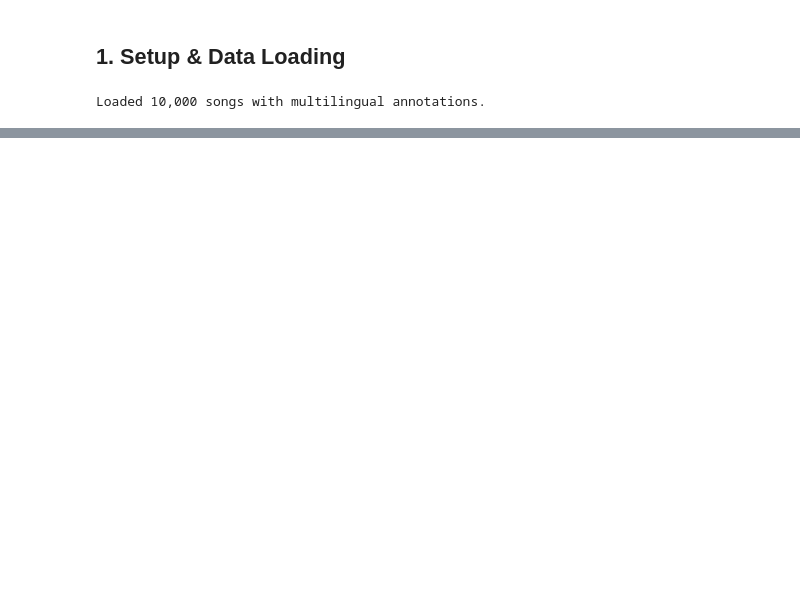
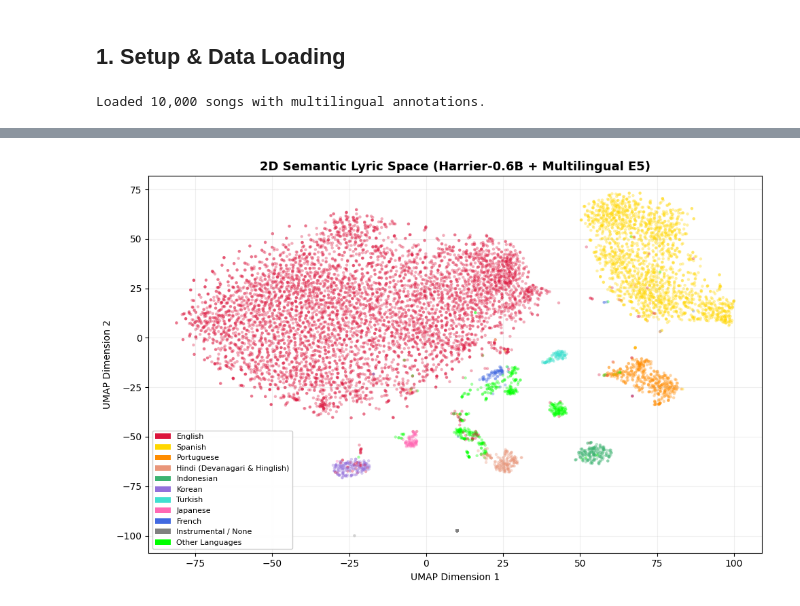
Before and after one commit to essteec/music-prediction, a Jupyter notebook: notebooks/02_global_multilingual_lyric_analysis.ipynb, the cells around one changed output, grey strips where cells are left out. Cells and saved outputs as stored; diff of their text form; code cells hidden in the pictures; blank space fills up the shorter version.

```diff
--- a/notebooks/02_global_multilingual_lyric_analysis.ipynb
+++ b/notebooks/02_global_multilingual_lyric_analysis.ipynb
@@ -73,0 +85,53 @@ plt.show()
+# %%
+umap_lyric = pd.read_parquet(DATA_DIR / 'similarity' / 'umap_2d_lyric.parquet')
+
+plt.figure(figsize=(10, 6.5))
+
+# Map known languages, then fill unknowns with 'lime'
+colors = lang_df['primary_language'].map({
+    'en': 'crimson',
+    'es': 'gold',
+    'pt': 'darkorange',
+    'hi': 'darksalmon',
+    'id': 'mediumseagreen',
+    'ko': 'mediumpurple',
+    'tr': 'turquoise',
+    'ja': 'hotpink',
+    'fr': 'royalblue',
+    'none': 'gray'
+}).fillna('lime')
+
+plt.scatter(
+    umap_lyric['proj_x'],
+    umap_lyric['proj_y'],
+    c=colors,
+    alpha=0.35,
+    s=10,
+    edgecolors='none'
+)
+
+plt.title("2D Semantic Lyric Space (Harrier-0.6B + Multilingual E5)", fontsize=13, fontweight='bold')
+plt.xlabel("UMAP Dimension 1", fontsize=10)
+plt.ylabel("UMAP Dimension 2", fontsize=10)
+plt.grid(True, alpha=0.2)
+
+# Rich legend with colored patches
+legend_elements = [
+    Patch(facecolor='crimson', label='English'),
+    Patch(facecolor='gold', label='Spanish'),
+    Patch(facecolor='darkorange', label='Portuguese'),
+    Patch(facecolor='darksalmon', label='Hindi (Devanagari & Hinglish)'),
+    Patch(facecolor='mediumseagreen', label='Indonesian'),
+    Patch(facecolor='mediumpurple', label='Korean'),
+    Patch(facecolor='turquoise', label='Turkish'),
+    Patch(facecolor='hotpink', label='Japanese'),
+    Patch(facecolor='royalblue', label='French'),
+    Patch(facecolor='gray', label='Instrumental / None'),
+    Patch(facecolor='lime', label='Other Languages')
+]
+plt.legend(handles=legend_elements, loc='lower left', fontsize=8, framealpha=0.95)
+
+plt.tight_layout()
+plt.show()
+# %% [output]
+[figure, added]
```
Also changed, not shown: parts of 16 cells of this notebook, 23 other files.
